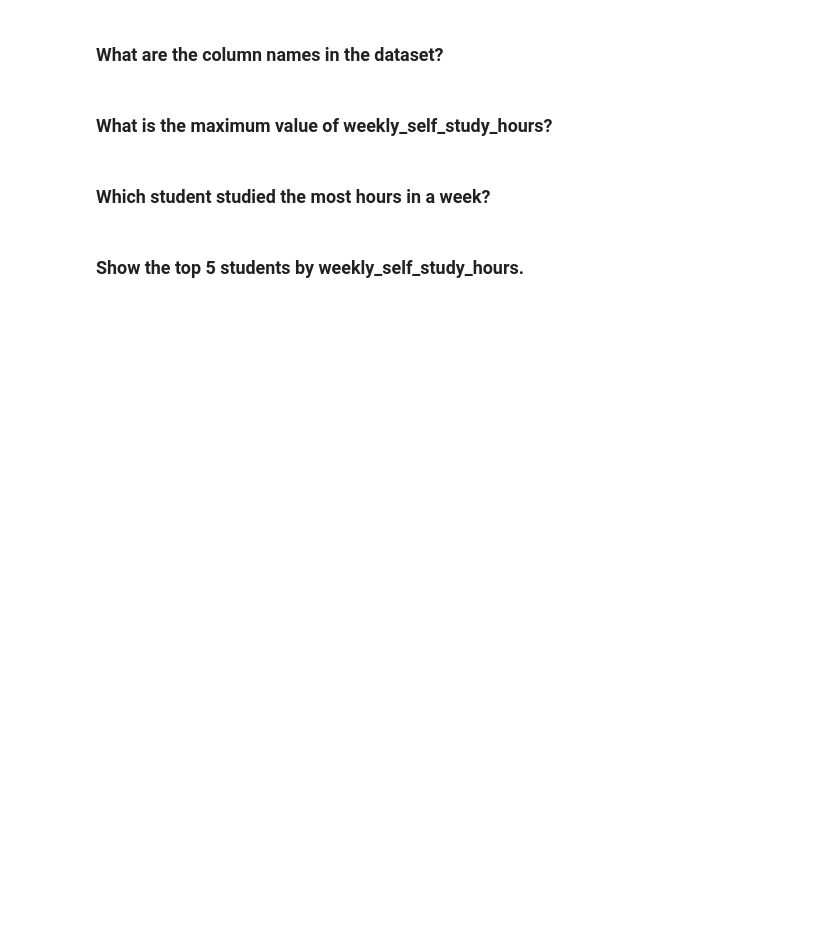
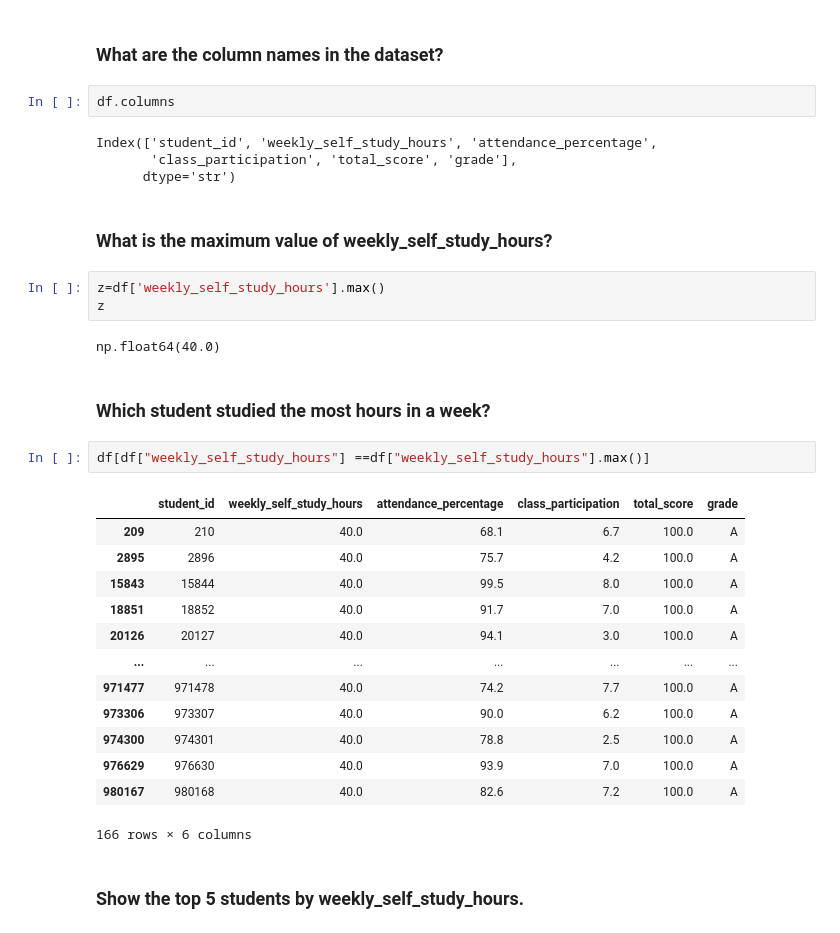
Before and after one commit to DhruvPanchal0312/Data-Science-and-Analysis-With-GenAI, a Jupyter notebook: PANDAS/SHERIYANS Pandas/NUMPY Project/Stud Que.ipynb, the cells around one changed output. Cells and saved outputs as stored; diff of their text form; blank space fills up the shorter version.

```diff
--- a/PANDAS/SHERIYANS Pandas/NUMPY Project/Stud Que.ipynb
+++ b/PANDAS/SHERIYANS Pandas/NUMPY Project/Stud Que.ipynb
@@ -7,8 +59,35 @@
 # %% [markdown]
 ### What are the column names in the dataset?
+# %%
+df.columns
+# %% [output]
+Index(['student_id', 'weekly_self_study_hours', 'attendance_percentage',
+       'class_participation', 'total_score', 'grade'],
+      dtype='str')
 # %% [markdown]
 ### What is the maximum value of weekly_self_study_hours?
+# %%
+z=df['weekly_self_study_hours'].max()
+z
+# %% [output]
+np.float64(40.0)
 # %% [markdown]
 ### Which student studied the most hours in a week?
+# %%
+df[df["weekly_self_study_hours"] ==df["weekly_self_study_hours"].max()]
+# %% [output]
+|  | student_id | weekly_self_study_hours | attendance_percentage | class_participation | total_score | grade |
+| 209 | 210 | 40.0 | 68.1 | 6.7 | 100.0 | A |
+| 2895 | 2896 | 40.0 | 75.7 | 4.2 | 100.0 | A |
+| 15843 | 15844 | 40.0 | 99.5 | 8.0 | 100.0 | A |
+| 18851 | 18852 | 40.0 | 91.7 | 7.0 | 100.0 | A |
+| 20126 | 20127 | 40.0 | 94.1 | 3.0 | 100.0 | A |
+| ... | ... | ... | ... | ... | ... | ... |
+| 971477 | 971478 | 40.0 | 74.2 | 7.7 | 100.0 | A |
+| 973306 | 973307 | 40.0 | 90.0 | 6.2 | 100.0 | A |
+| 974300 | 974301 | 40.0 | 78.8 | 2.5 | 100.0 | A |
+| 976629 | 976630 | 40.0 | 93.9 | 7.0 | 100.0 | A |
+| 980167 | 980168 | 40.0 | 82.6 | 7.2 | 100.0 | A |
+166 rows × 6 columns
 # %% [markdown]
 ### Show the top 5 students by weekly_self_study_hours.
```
Also changed, not shown: parts of 10 cells of this notebook.
